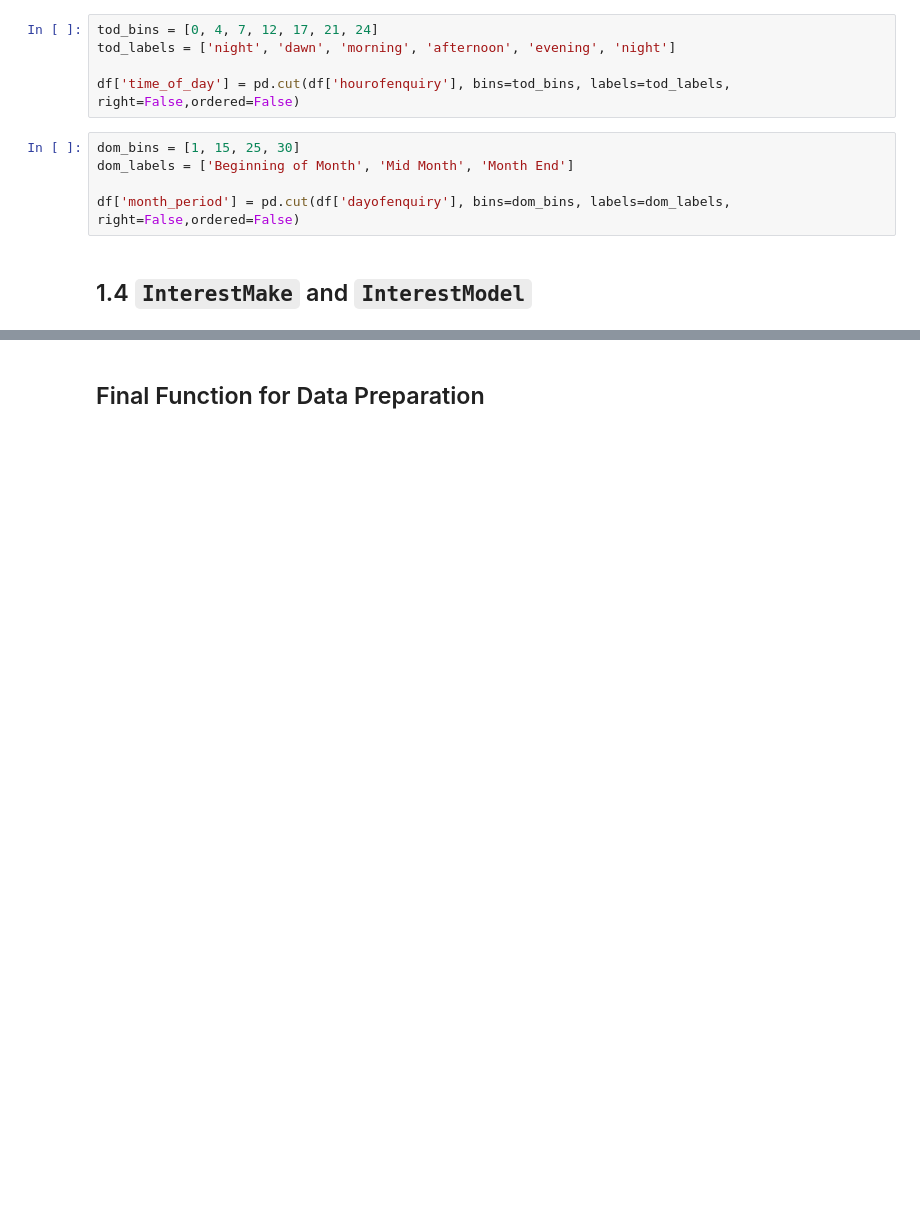
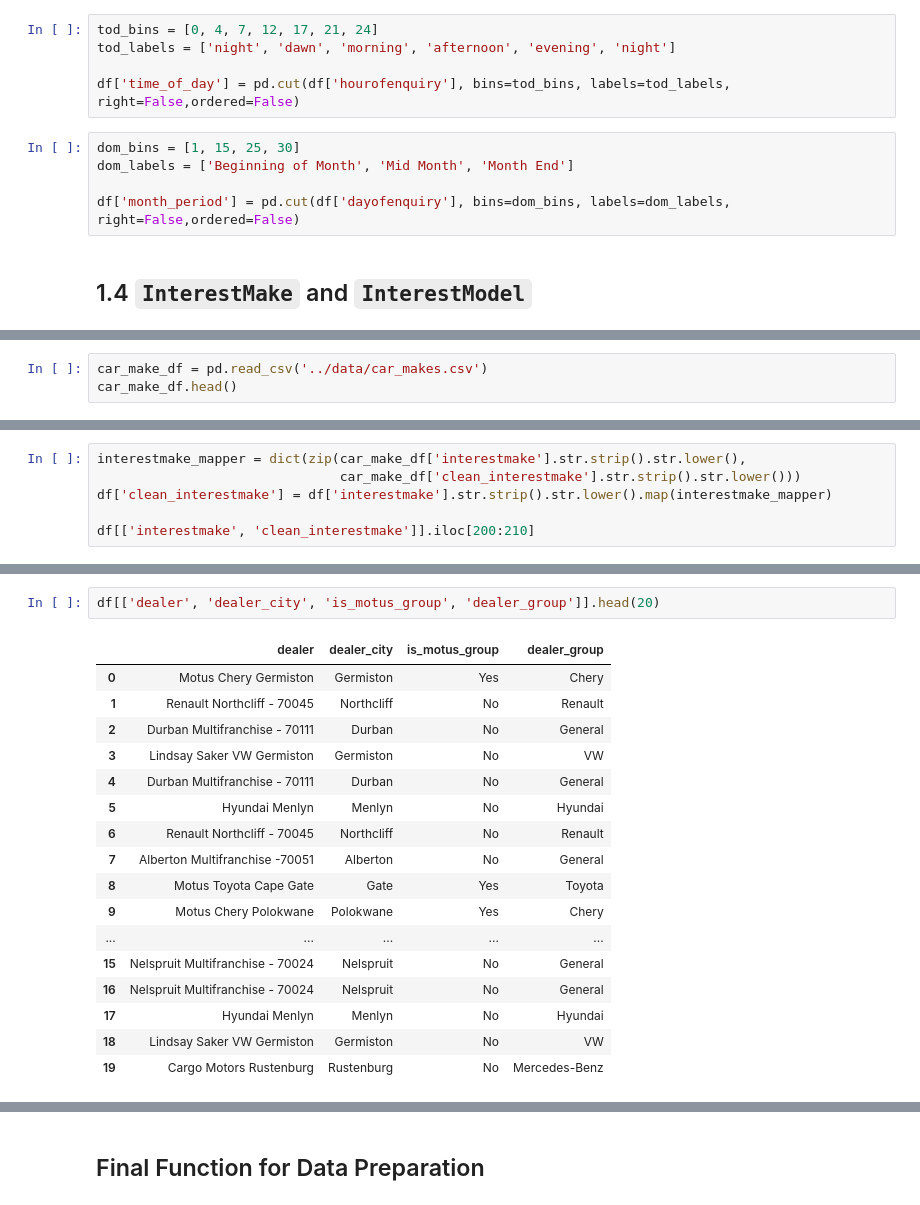
Before and after one commit to RimanaSifiso/mx-hackathon-competition, a Jupyter notebook: notebooks/data-cleaning-and-preparation.ipynb, the cells around one changed output, grey strips where cells are left out. Saved outputs shown, nothing was run; the diff lists cells and outputs as text; blank space fills up the shorter version.

```diff
--- a/notebooks/data-cleaning-and-preparation.ipynb
+++ b/notebooks/data-cleaning-and-preparation.ipynb
@@ -211,0 +176,3 @@ amarok 2.0tdi double cab life
+# %%
+car_make_df = pd.read_csv('../data/car_makes.csv')
+car_make_df.head()
@@ -211,0 +186,6 @@ amarok 2.0tdi double cab life
+# %%
+interestmake_mapper = dict(zip(car_make_df['interestmake'].str.strip().str.lower(),
+                               car_make_df['clean_interestmake'].str.strip().str.lower()))
+df['clean_interestmake'] = df['interestmake'].str.strip().str.lower().map(interestmake_mapper)
+
+df[['interestmake', 'clean_interestmake']].iloc[200:210]
@@ -211,0 +257,20 @@ amarok 2.0tdi double cab life
+# %%
+df[['dealer', 'dealer_city', 'is_motus_group', 'dealer_group']].head(20)
+# %% [output]
+|  | dealer | dealer_city | is_motus_group | dealer_group |
+| 0 | Motus Chery Germiston | Germiston | Yes | Chery |
+| 1 | Renault Northcliff - 70045 | Northcliff | No | Renault |
+| 2 | Durban Multifranchise - 70111 | Durban | No | General |
+| 3 | Lindsay Saker VW Germiston | Germiston | No | VW |
+| 4 | Durban Multifranchise - 70111 | Durban | No | General |
+| 5 | Hyundai Menlyn | Menlyn | No | Hyundai |
+| 6 | Renault Northcliff - 70045 | Northcliff | No | Renault |
+| 7 | Alberton Multifranchise -70051 | Alberton | No | General |
+| 8 | Motus Toyota Cape Gate | Gate | Yes | Toyota |
+| 9 | Motus Chery Polokwane | Polokwane | Yes | Chery |
+| ... | ... | ... | ... | ... |
+| 15 | Nelspruit Multifranchise - 70024 | Nelspruit | No | General |
+| 16 | Nelspruit Multifranchise - 70024 | Nelspruit | No | General |
+| 17 | Hyundai Menlyn | Menlyn | No | Hyundai |
+| 18 | Lindsay Saker VW Germiston | Germiston | No | VW |
+| 19 | Cargo Motors Rustenburg | Rustenburg | No | Mercedes-Benz |
```
Also changed, not shown: parts of 29 cells of this notebook, 10 other files.
